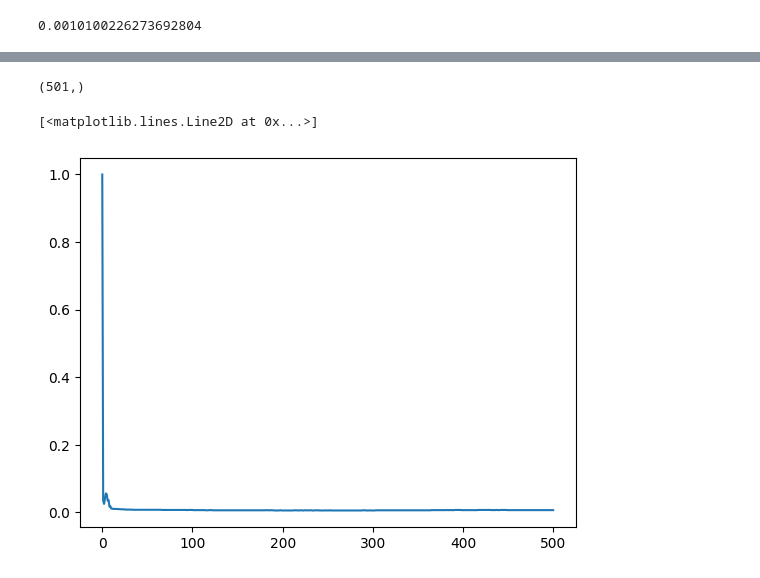
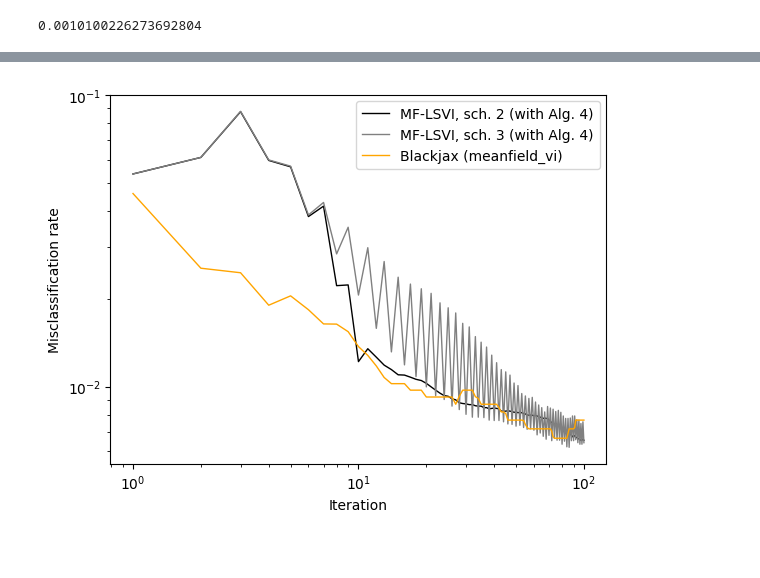
Before and after one commit to ylefay/LSVI, a Jupyter notebook: LSVI/experiments/logisticRegression/mnist/compare_with_scikitlearn_reg.ipynb, the cells around one changed output, grey strips where cells are left out. Drawn from its saved outputs; the diff is of its cells as text; code cells hidden in the pictures; blank space fills up the shorter version.

```diff
--- a/LSVI/experiments/logisticRegression/mnist/compare_with_scikitlearn_reg.ipynb
+++ b/LSVI/experiments/logisticRegression/mnist/compare_with_scikitlearn_reg.ipynb
@@ -90,9 +91,34 @@ ValueError: 'x' and 'y' must have the same size
-# %%
-rates_for_lsvi.shape
-# %% [output]
-(501,)
-# %%
-plt.plot(rates_for_lsvi)
-# %% [output]
-[<matplotlib.lines.Line2D at 0x...>]
-[figure, removed]
+# %%
+colors = ["black", "gray", "orange"]
+labels = ["MF-LSVI, sch. 2 (with Alg. 4)", "MF-LSVI, sch. 3 (with Alg. 4)",
+         "Blackjax (meanfield_vi)"]
+for idx in [0, 1]:
+    """
+    Computing the mean of the regression coefficients, for each repetitions, iterations
+    Computing the rates of missclasification
+    """
+    my_etas = PKLs[idx]['res'][..., :-1]
+    d = my_etas.shape[-1]
+    shape = my_etas.shape
+    my_etas = my_etas.reshape((-1, d))
+    my_mean_betas = jax.vmap(full_gaussian.get_mean_cov)(my_etas)[0]
+    rates = missclassification_over_test(my_mean_betas)
+    rates = rates.reshape(shape[:-1]).T
+    start = 1
+    end = 100+1
+    plt.loglog(range(start, end), rates[start:end].mean(axis=-1),
+                 label=labels[idx], color=colors[idx], linewidth=1)
+
+idx=2
+my_means = PKLs[idx]['states'][0]
+shape = my_means.shape
+my_means = my_means.reshape((-1, dim))
+rates = missclassification_over_test(my_means).reshape(shape[:-1]).T
+plt.loglog(range(start, end), rates[start:end].mean(axis=-1),
+             label=labels[idx], color=colors[idx], linewidth=1)
+plt.legend()
+plt.xlabel("Iteration")
+plt.ylabel("Misclassification rate")
+plt.savefig("MNIST_missclassification_rate_log_log_mean_100it.pdf")
+# %% [output]
+[figure, added]
```
Also changed, not shown: parts of 4 cells of this notebook, 7 other files.
